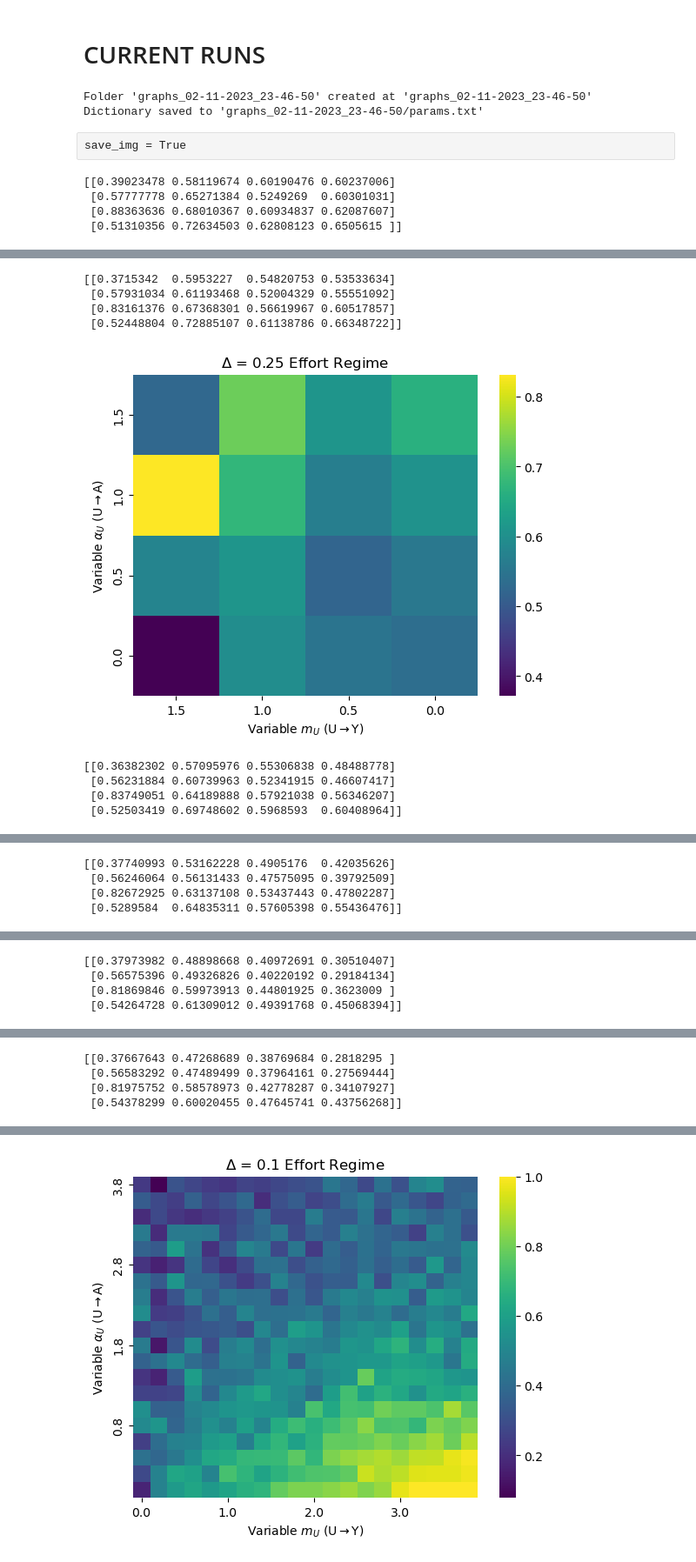
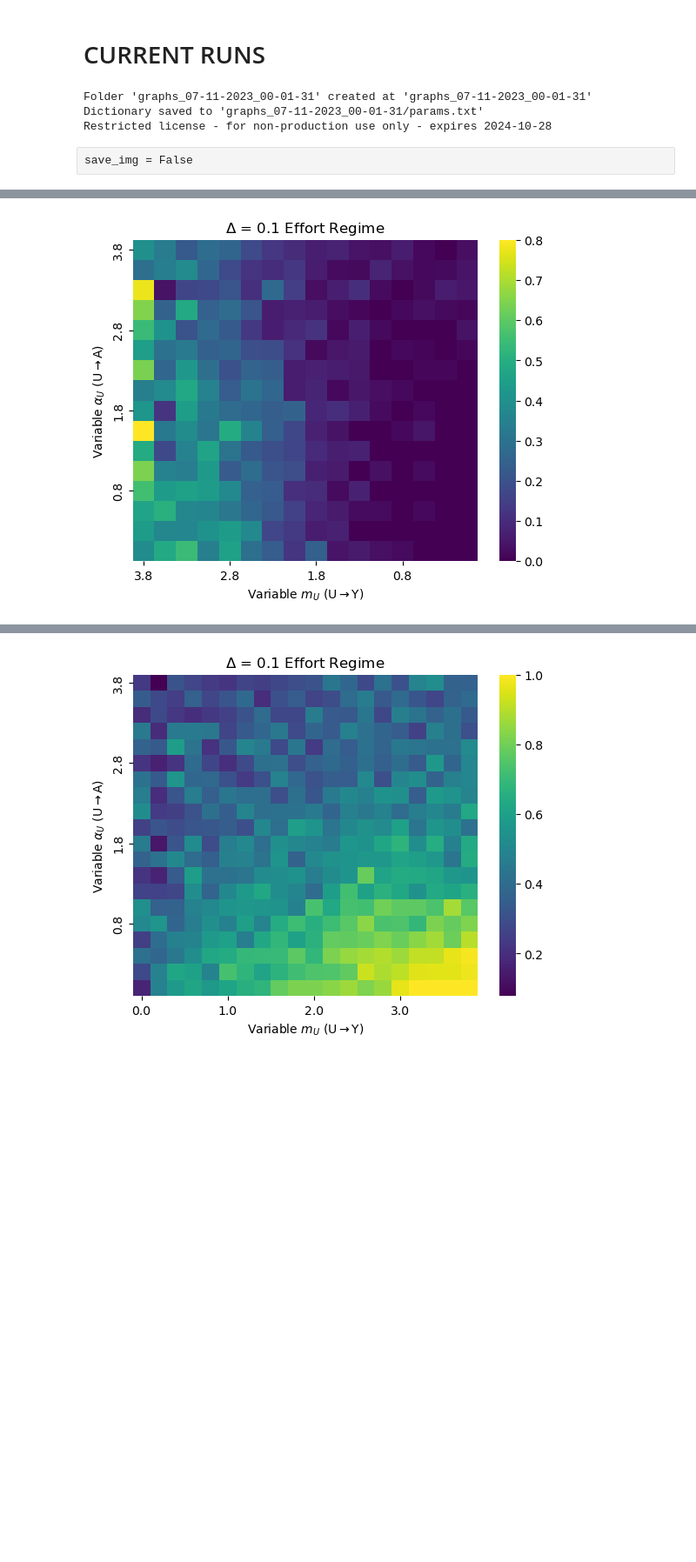
Before and after one commit to sgunlukMILA/performative_pred_fairness, a Jupyter notebook: initial_sim.ipynb, the cells around one changed output, grey strips where cells are left out. Shown at 87% size. Cells and saved outputs as stored; diff of their text form; code cells hidden in the pictures; blank space fills up the shorter version.

```diff
--- a/initial_sim.ipynb
+++ b/initial_sim.ipynb
@@ -95,7 +95,7 @@ def new_fairness_violation(SCM, trainer, SCM_params, sim_params):
   real_improvable_features = np.zeros(dim_data_features)*np.nan
   pred_delta_too_high = np.zeros(dim_data)*np.nan
   pred_accuracy = np.zeros((sim_params["trials"], sim_params["vars_0"].shape[0], sim_params["vars_1"].shape[0]))*np.nan
-  pred_feature_weights = np.zeros(dim_data_features_wo_d)*np.nan
+  pred_feature_weights = np.zeros(dim_data_features_wo_d[:-1])*np.nan
   pred_feature_improved = np.zeros(dim_data_wo_d)*np.nan
   real_feature_improved = np.zeros(dim_data_wo_d)*np.nan
   pred_delta_improv = np.zeros(dim_data_wo_d)*np.nan
@@ -245,7 +245,7 @@ default_params = {
     's_a_const': 1,
     'u_a_const': 1,
     'a_var': 1,
-    's_c_const': 1,
+    's_c_const': 0,
     'a_c_const': 1,
     'c_var': 1,
     's_y_const': 1,
@@ -291,10 +291,11 @@ with warnings.catch_warnings():
 
 logger.save_sim_data(folder_name = graph_folder, sim_data = ei_data_test)
 # %% [output]
-Folder 'graphs_02-11-2023_23-46-50' created at 'graphs_02-11-2023_23-46-50'
-Dictionary saved to 'graphs_02-11-2023_23-46-50/params.txt'
+Folder 'graphs_07-11-2023_00-01-31' created at 'graphs_07-11-2023_00-01-31'
+Dictionary saved to 'graphs_07-11-2023_00-01-31/params.txt'
+Restricted license - for non-production use only - expires 2024-10-28
 # %% [raw]
-save_img = True
+save_img = False
 # %%
 #DIFF IN IMPROVABILITY GRAPHS
 ei_data_test["improve_data"] = np.array(ei_data_test["improve_data"])
@@ -303,12 +304,10 @@ for d, delta in enumerate(simulation_params["deltas"]):
   #print(ei_data_SY_test["mask"][d])
   graph.heat_map_effort(sim_params = simulation_params, results = ei_data_test["improve_data"][d][:,:,0],
                         type_graph = "Improvement_0", delta = delta, save=save_img)
+  graph.heat_map_effort(sim_params = simulation_params, results = ei_data_test["improve_data"][d][:,:,1],
+                        type_graph = "Improvement_1", delta = delta, save=save_img)
   '''graph.heat_map_effort(ei_data_test["improve_data"][d][:,:,1],
                               simulation_gaming["vars_0"], labels[simulation_gaming["str_vars"][0]],
                               simulation_gaming["vars_1"], labels[simulation_gaming["str_vars"][1]],
                               simulation_gaming["type_effort"][d], "Improvement_1", delta, save=save_img)'''
 # %% [output]
-[[0.39023478 0.58119674 0.60190476 0.60237006]
- [0.57777778 0.65271384 0.5249269  0.60301031]
- [0.88363636 0.68010367 0.60934837 0.62087607]
- [0.51310356 0.72634503 0.62808123 0.6505615 ]]
@@ -316,9 +315 @@ for d, delta in enumerate(simulation_params["deltas"]):
-[[0.3715342  0.5953227  0.54820753 0.53533634]
- [0.57931034 0.61193468 0.52004329 0.55551092]
- [0.83161376 0.67368301 0.56619967 0.60517857]
- [0.52448804 0.72885107 0.61138786 0.66348722]]
-[figure, old version]
+[figure, new version]
-[[0.36382302 0.57095976 0.55306838 0.48488778]
- [0.56231884 0.60739963 0.52341915 0.46607417]
- [0.83749051 0.64189888 0.57921038 0.56346207]
- [0.52503419 0.69748602 0.5968593  0.60408964]]
@@ -326,4 +316,0 @@ for d, delta in enumerate(simulation_params["deltas"]):
-[[0.37740993 0.53162228 0.4905176  0.42035626]
- [0.56246064 0.56131433 0.47575095 0.39792509]
- [0.82672925 0.63137108 0.53437443 0.47802287]
- [0.5289584  0.64835311 0.57605398 0.55436476]]
@@ -331,4 +317,0 @@ for d, delta in enumerate(simulation_params["deltas"]):
-[[0.37973982 0.48898668 0.40972691 0.30510407]
- [0.56575396 0.49326826 0.40220192 0.29184134]
- [0.81869846 0.59973913 0.44801925 0.3623009 ]
- [0.54264728 0.61309012 0.49391768 0.45068394]]
@@ -336,4 +318,0 @@ for d, delta in enumerate(simulation_params["deltas"]):
-[[0.37667643 0.47268689 0.38769684 0.2818295 ]
- [0.56583292 0.47489499 0.37964161 0.27569444]
- [0.81975752 0.58578973 0.42778287 0.34107927]
- [0.54378299 0.60020455 0.47645741 0.43756268]]
```
Also changed, not shown: parts of 12 cells of this notebook, 4 other files.
